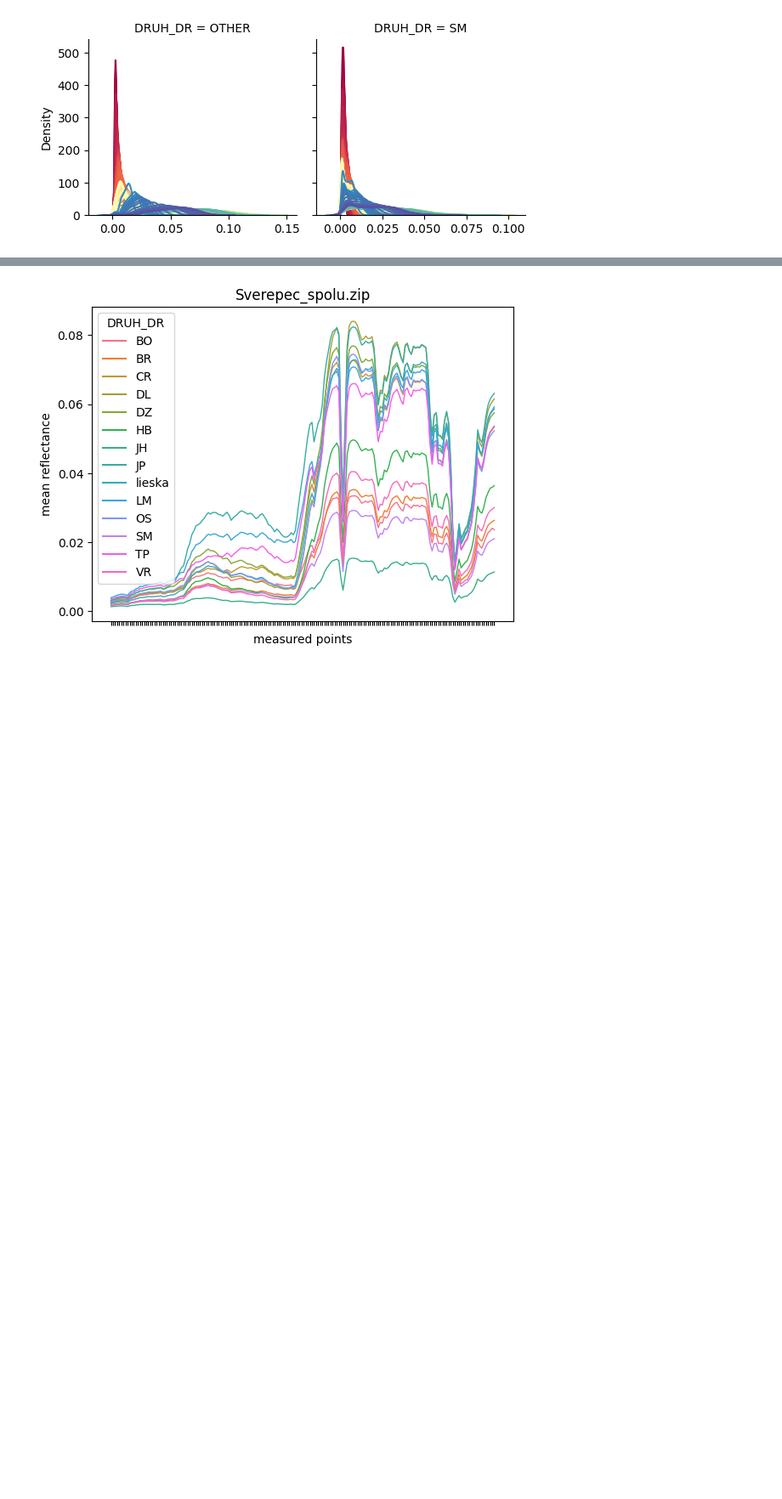
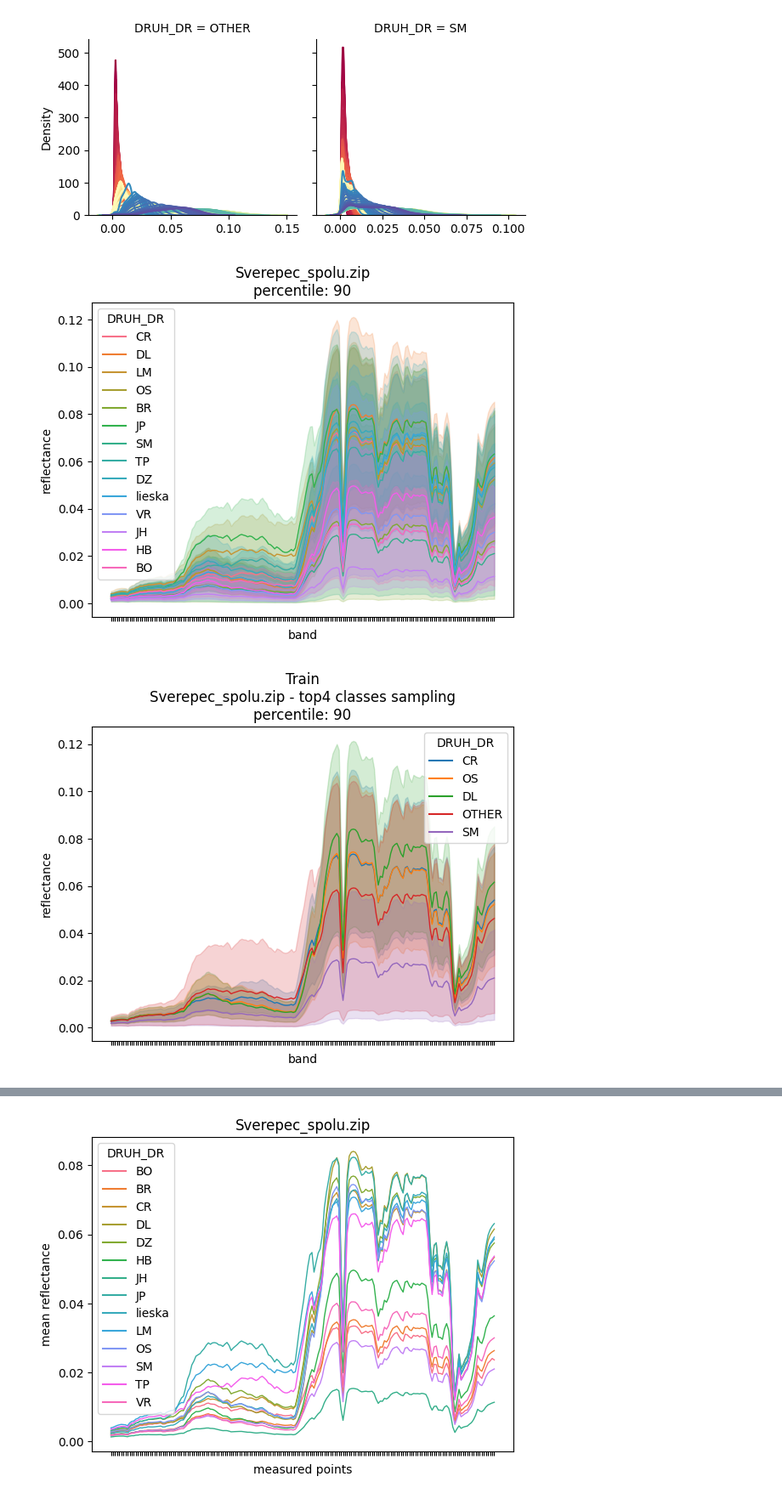
Before and after one commit to IISAS/nvflare-hysped, a Jupyter notebook: volumes/dev/tf/notebooks/data_preprocessing.ipynb, the cells around one changed output, grey strips where cells are left out. Shown at 85% size. Cells and saved outputs as stored; diff of their text form; code cells hidden in the pictures; blank space fills up the shorter version.

Commit message:
new graphs

```diff
--- a/volumes/dev/tf/notebooks/data_preprocessing.ipynb
+++ b/volumes/dev/tf/notebooks/data_preprocessing.ipynb
@@ -78,7 +78,7 @@ cfg = dict(
     data = 'Sverepec_spolu.zip',
     data_sampling = True,
     topn_classes = 4,
-    classes = ['SM'],
+    classes = [],
     class_column = 'DRUH_DR',
     common_class_name = 'OTHER',
     train_val_frac = 0.7
@@ -206,6 +206,17 @@ def plot_wavelengths(df, title=None, filename=None, fileformat='pdf', normalize=
             filename = re.sub(r'(\.[^.]+$)', r'-normalized\1', filename)
         plt.savefig(os.path.join(cfg['data_dir_out'], filename), format=fileformat)
     plt.show()
+
+def plot_wavelengths2(df, title=None, filename=None, fileformat='pdf', **args):
+    df = df.melt(id_vars=cfg['class_column'])
+    df = df.rename(columns={'variable': 'band', 'value': 'reflectance'})
+    g = sns.lineplot(df, x='band', y='reflectance', hue=cfg['class_column'], dashes=False, lw=1, **args)
+    g.set(xticklabels=[])
+    if title is not None:
+        plt.title(title)
+    if filename is not None:
+        plt.savefig(os.path.join(cfg['data_dir_out'], filename), format=fileformat)
+    plt.show()
 # %% [markdown]
 ## Load
 # %%
@@ -304,3 +315,31 @@ plot_band_characteristics(df_val, filename='density_%s-%s-validation-%.1f.pdf' %
 # %% [output]
 [figure]
 [figure]
+# %%
+errorbar = ('pi', 90)
+# n_boot = 2000
+
+plot_wavelengths2(
+    df,
+    title='%s\npercentile: %d' % (cfg['data'], errorbar[1]),
+    filename='bands_%s-pi%d.pdf' % (cfg['data'], errorbar[1]),
+    errorbar=errorbar,
+    # n_boot=n_boot
+)
+plot_wavelengths2(
+    df_train,
+    title='Train\n%s - %s classes sampling\npercentile: %d' % (cfg['data'], cfg['dataset_label'], errorbar[1]),
+    filename='bands_%s-%s-train-%.1f-pi%d.pdf' % (cfg['data'], cfg['dataset_label'], cfg['train_val_frac'], errorbar[1]),
+    errorbar=errorbar,
+    # n_boot=n_boot
+)
+plot_wavelengths2(
+    df_val,
+    title='Validation\n%s - %s classes sampling\npercentile: %d' % (cfg['data'], cfg['dataset_label'], errorbar[1]),
+    filename='bands_%s-%s-validation-%.1f-pi%d.pdf' % (cfg['data'], cfg['dataset_label'], 1.0 - cfg['train_val_frac'], errorbar[1]),
+    errorbar=errorbar,
+    # n_boot=n_boot
+)
+# %% [output]
+[figure, added]
+[figure, added]
```
Also changed, not shown: parts of 3 cells of this notebook.
